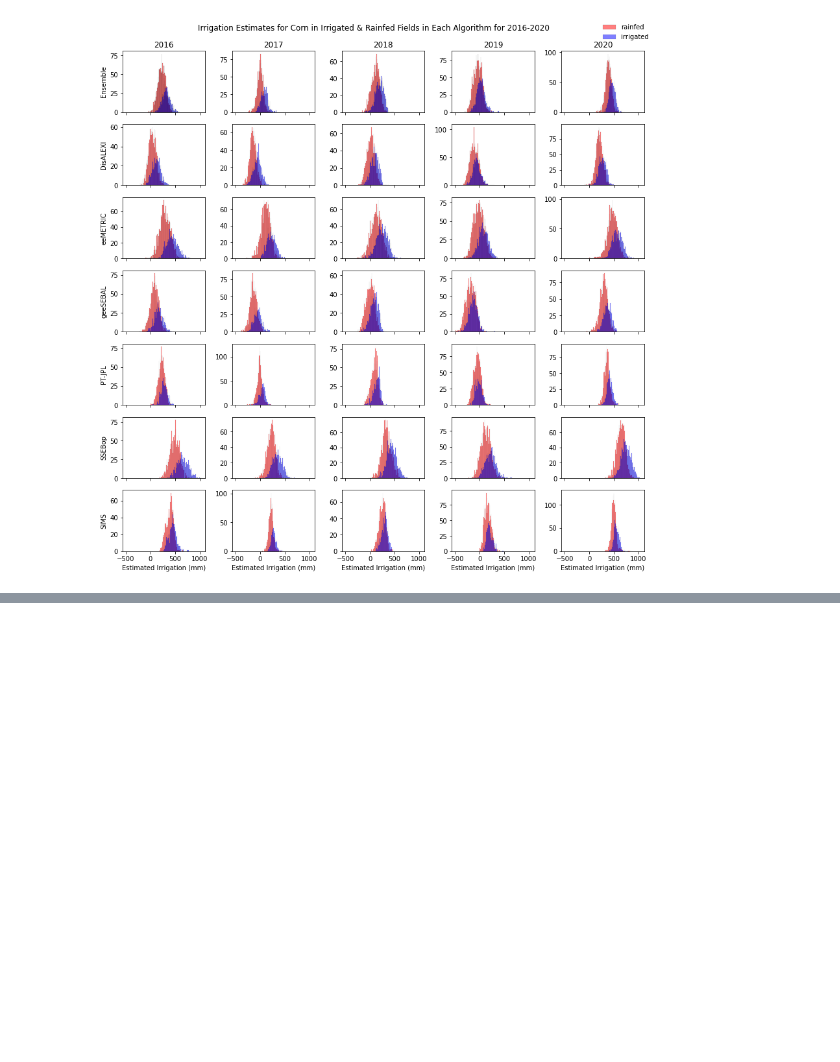
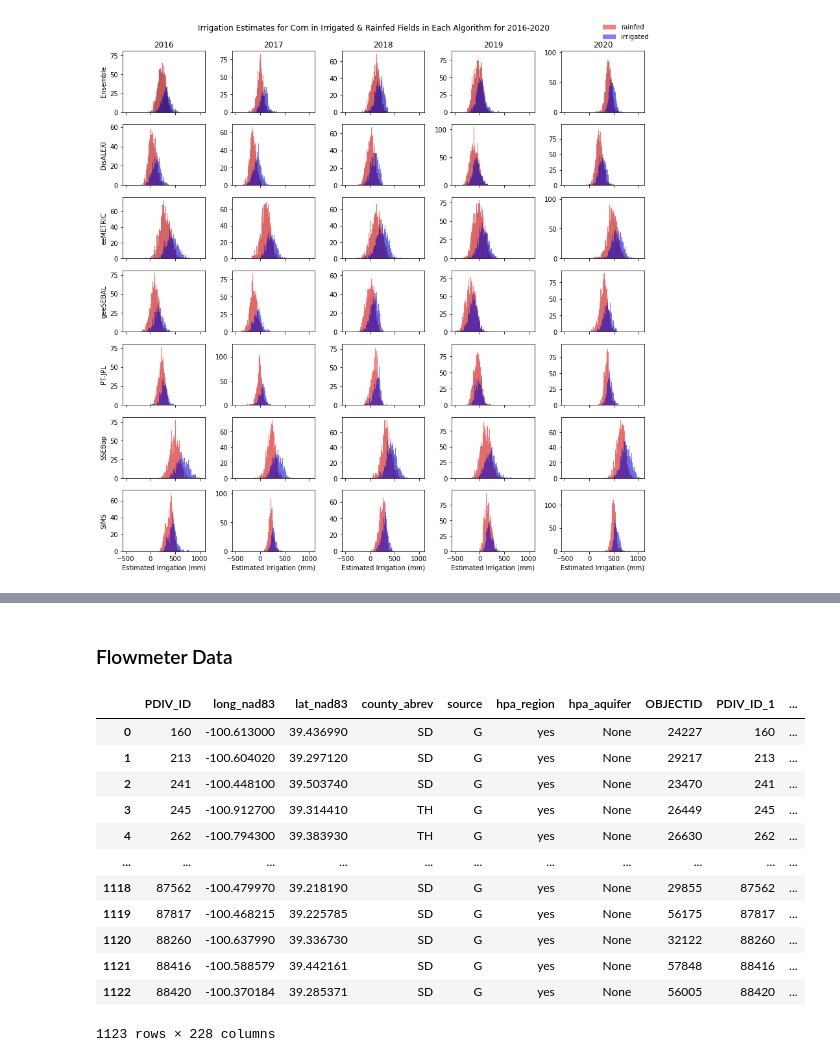
Before and after one commit to HEAL-KGS/eggs, a Jupyter notebook: eggs_data.ipynb, the cells around one changed output, grey strips where cells are left out. Saved outputs shown, nothing was run; the diff lists cells and outputs as text; code cells hidden in the pictures; blank space fills up the shorter version.

```diff
--- a/eggs_data.ipynb
+++ b/eggs_data.ipynb
@@ -2368,0 +2415,36 @@ compare
+# %% [markdown]
+### Flowmeter Data
+# %%
+# Create filepath for shapefile
+# Always run the filepath first for each different file you read in since the files are in different folders
+wateruse_fp = "C:\\Users\\ashle\\Desktop\\KGS\\data\\Water\\WaterUse"
+
+# Change working directory to the filepath
+os.chdir(wateruse_fp)
+
+# Read in file as a geodataframe using GeoPandas
+flowmeter = gpd.read_file('WIMAS_WaterUse_1990to2020_SD6+10mi.gpkg')
+
+# Import fields that fall into each water rights group every year
+wrg_fields = pd.read_csv('WRgroups_FieldByYear.csv')
+
+# Import total water use from all points of diversion within each water rights group
+wrg_use = pd.read_csv('WRgroups_UseByWRG.csv')
+# %%
+flowmeter = flowmeter.drop(['OBJECTID_1', 'gmd'], axis=1)
+# %%
+flowmeter
+# %% [output]
+|  | PDIV_ID | long_nad83 | lat_nad83 | county_abrev | source | hpa_region | hpa_aquifer | OBJECTID | PDIV_ID_1 | ... |
+| 0 | 160 | -100.613000 | 39.436990 | SD | G | yes | None | 24227 | 160 | ... |
+| 1 | 213 | -100.604020 | 39.297120 | SD | G | yes | None | 29217 | 213 | ... |
+| 2 | 241 | -100.448100 | 39.503740 | SD | G | yes | None | 23470 | 241 | ... |
+| 3 | 245 | -100.912700 | 39.314410 | TH | G | yes | None | 26449 | 245 | ... |
+| 4 | 262 | -100.794300 | 39.383930 | TH | G | yes | None | 26630 | 262 | ... |
+| ... | ... | ... | ... | ... | ... | ... | ... | ... | ... | ... |
+| 1118 | 87562 | -100.479970 | 39.218190 | SD | G | yes | None | 29855 | 87562 | ... |
+| 1119 | 87817 | -100.468215 | 39.225785 | SD | G | yes | None | 56175 | 87817 | ... |
+| 1120 | 88260 | -100.637990 | 39.336730 | SD | G | yes | None | 32122 | 88260 | ... |
+| 1121 | 88416 | -100.588579 | 39.442161 | SD | G | yes | None | 57848 | 88416 | ... |
+| 1122 | 88420 | -100.370184 | 39.285371 | SD | G | yes | None | 56005 | 88420 | ... |
+1123 rows × 228 columns
```
Also changed, not shown: parts of 76 cells of this notebook, 8 other files.
